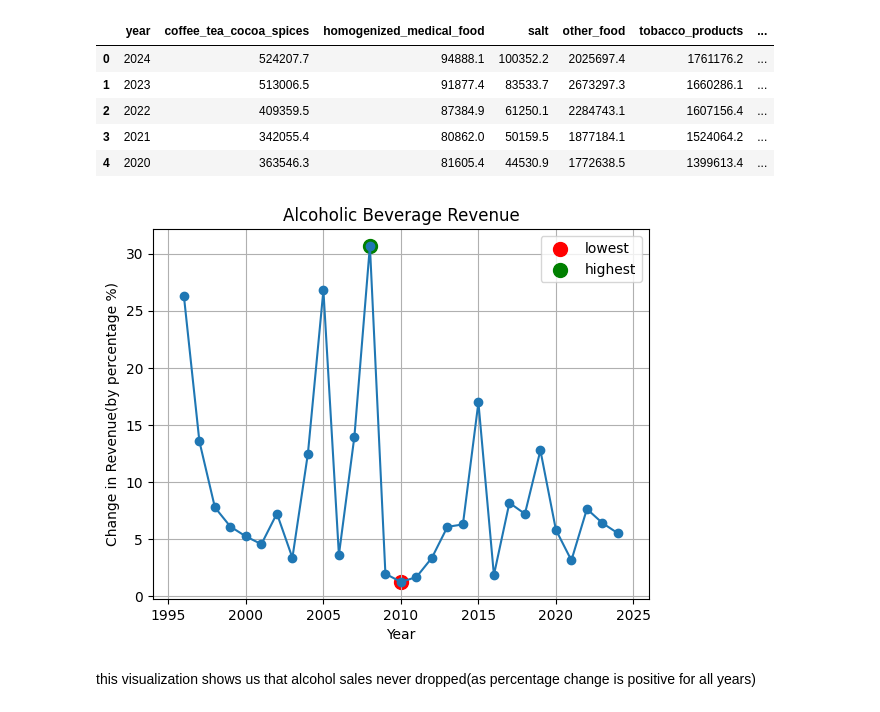
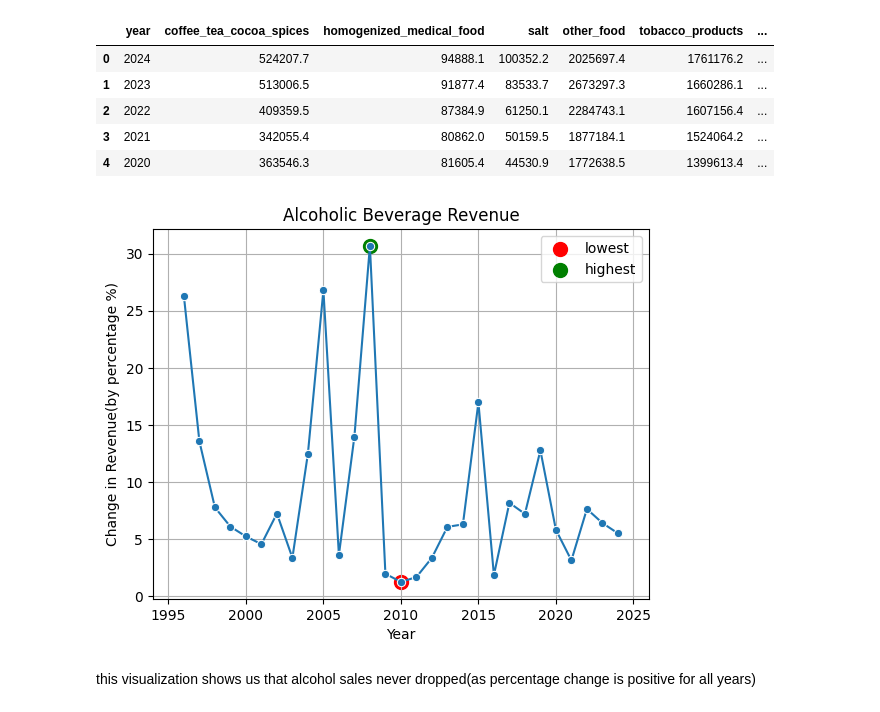
Before and after one commit to kamilnazarli/sales_analysis, a Jupyter notebook: revenue_analysis.ipynb, the cells around one changed output. Saved outputs shown, nothing was run; the diff lists cells and outputs as text; code cells hidden in the pictures.

```diff
--- a/revenue_analysis.ipynb
+++ b/revenue_analysis.ipynb
@@ -297,0 +285,5 @@ plt.show()
+# %%
+# to get seperate short dataframe inlcuding year and total_sales
+rev_year = (
+    df.set_index('year')['total_sales'].reset_index(name='total_sales')
+)
@@ -382,28 +401,37 @@ df.head()
 | 2 | 2022 | 409359.5 | 87384.9 | 61250.1 | 2284743.1 | 1607156.4 | ... |
 | 3 | 2021 | 342055.4 | 80862.0 | 50159.5 | 1877184.1 | 1524064.2 | ... |
 | 4 | 2020 | 363546.3 | 81605.4 | 44530.9 | 1772638.5 | 1399613.4 | ... |
+# %%
+pct_change_year = (df.set_index('year')['alcoholic_beverages'][::-1].pct_change()*100).reset_index(name='percentage_change')
 # %%
 #in our data the years are given in a decreasing order
 #for percentage change we have to define them in an increasing order
 percentage_change_a = df.set_index('year')['alcoholic_beverages'][::-1].pct_change()*100
 plt.grid()
 plt.title('Alcoholic Beverage Revenue')
 plt.xlabel('Year')
 plt.ylabel('Change in Revenue(by percentage %)')
 plt.xlim([1994, 2026])
 
-plt.plot(df['year'][::-1].reset_index(drop=True), percentage_change_a, marker='o')
+# plt.plot(percentage_change_a.index, percentage_change_a, marker='o')
+
+sns.lineplot(
+    data=pct_change_year,
+    x='year',
+    y='percentage_change',
+    marker='o'
+)
 
 plt.scatter(percentage_change_a.idxmin(),
             percentage_change_a[percentage_change_a.idxmin()],
             c='r', s=100, label='lowest')
 plt.scatter(percentage_change_a.idxmax(),
             percentage_change_a[percentage_change_a.idxmax()],
             c='g', s=100, label='highest')
 plt.legend()
 plt.show()
 # %% [output]
-[figure, old version]
+[figure, new version]
 # %% [markdown]
 this visualization shows us that alcohol sales never dropped(as percentage change is positive for all years)
 # %% [markdown]
```
Also changed, not shown: parts of 8 cells of this notebook.
